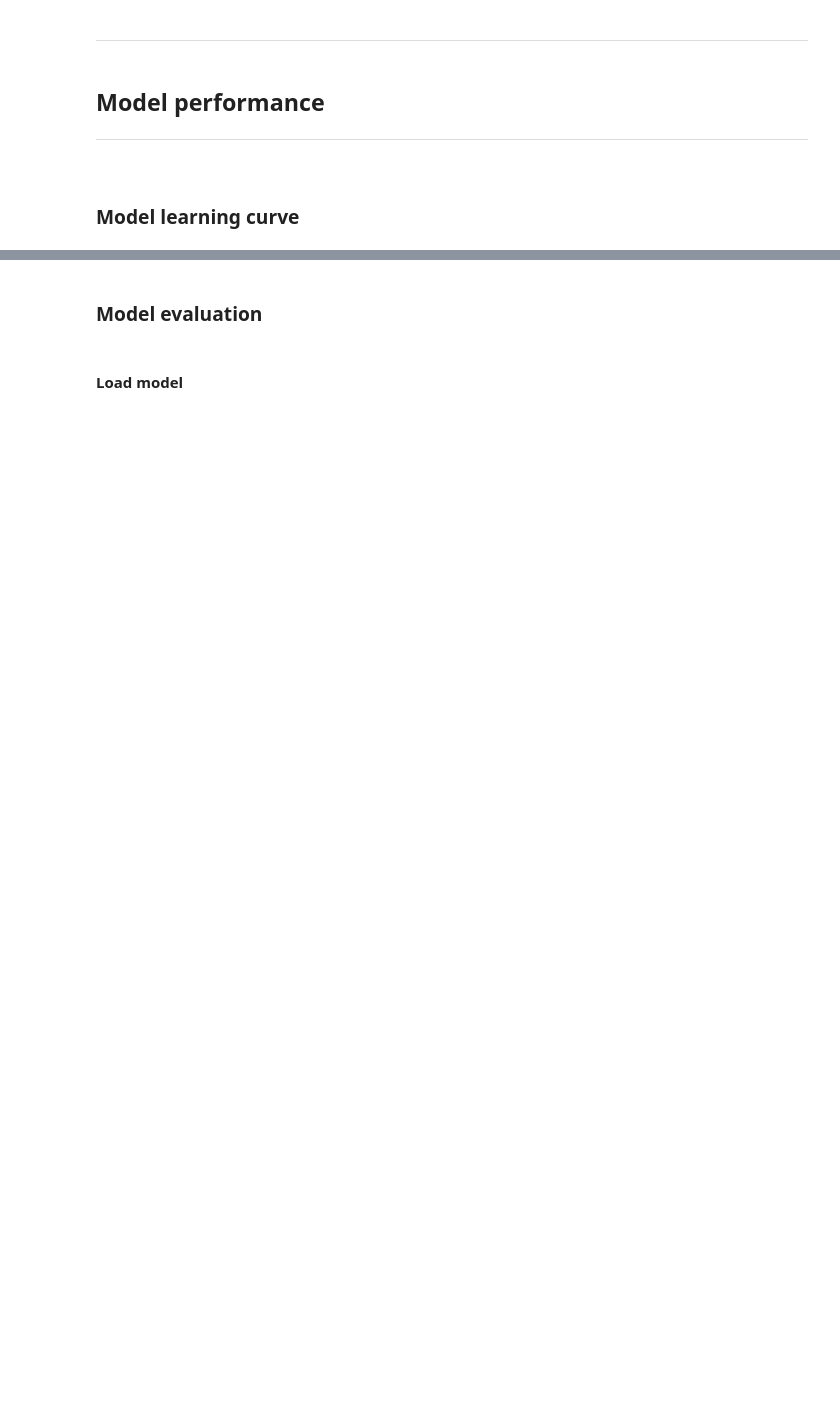
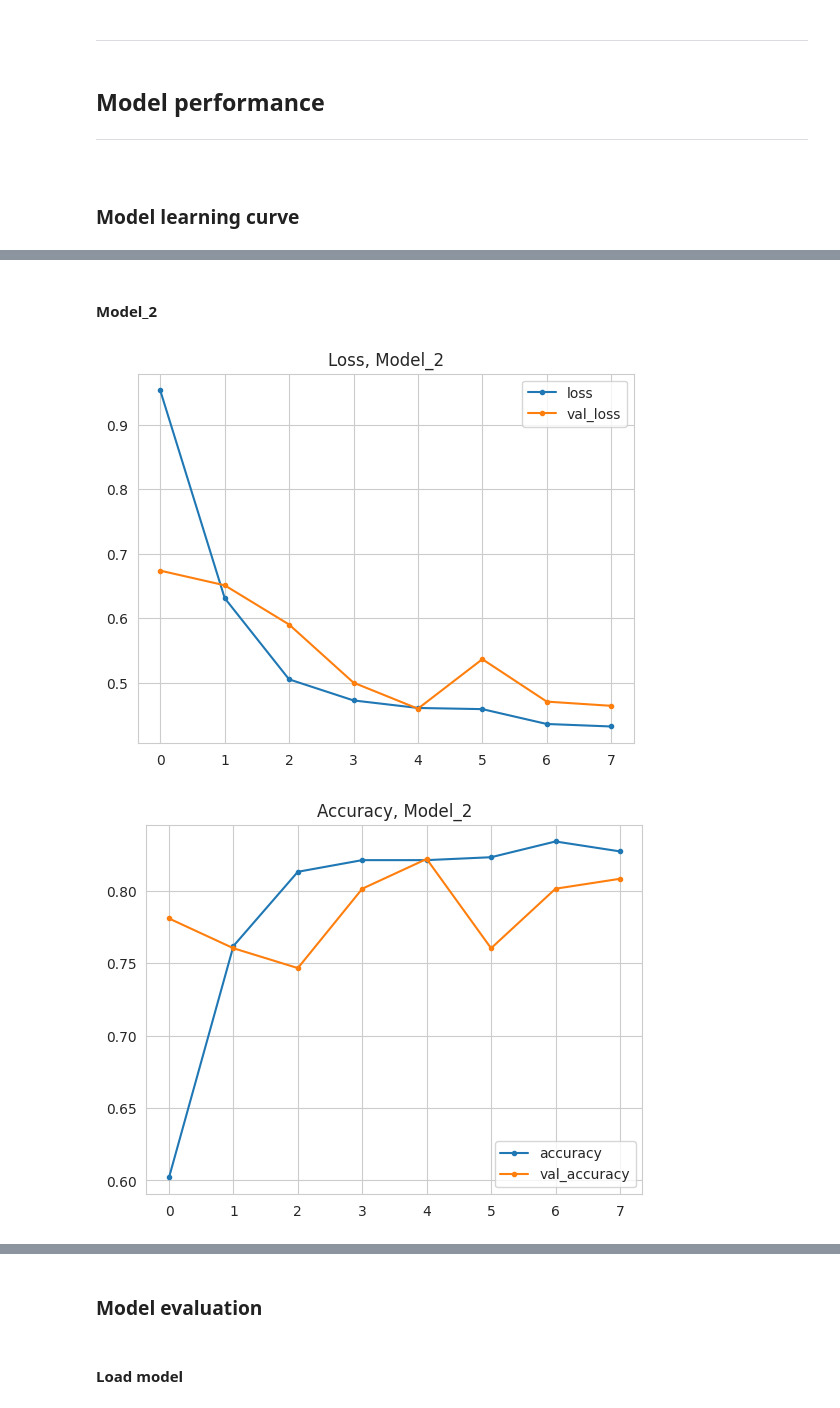
Before and after one commit to Code-Institute-Submissions/corals_health, a Jupyter notebook: jupyter_notebooks/3_models_evaluation_cross-compare.ipynb, the cells around one changed output, grey strips where cells are left out. Cells and saved outputs as stored; diff of their text form; code cells hidden in the pictures; blank space fills up the shorter version.

```diff
--- a/jupyter_notebooks/3_modeling_evaluating.ipynb
+++ b/jupyter_notebooks/3_models_evaluation_cross-compare.ipynb
@@ -257,0 +292,3 @@ from tensorflow.keras.optimizers import Adam
+# %%
+image_shape = (227, 227, 3)
+create_tf_model_1().summary()
@@ -356,0 +474,8 @@ model.save('outputs/v3/corals_health_model_4_act_3.h5')
+# %%
+model_2.fit(train_set,
+          epochs=25,
+          steps_per_epoch=len(train_set.classes) // batch_size,
+          validation_data=validation_set,
+          callbacks=[early_stop],
+          verbose=1
+          )
@@ -381,0 +560,21 @@ plt.show()
+# %% [markdown]
+#### Model_2
+# %%
+losses = pd.DataFrame(model_2.history.history)
+
+sns.set_style("whitegrid")
+losses[['loss', 'val_loss']].plot(style='.-')
+plt.title("Loss, Model_2")
+plt.savefig(f'{file_path}/model_2_training_losses.png',
+            bbox_inches='tight', dpi=150)
+plt.show()
+
+print("\n")
+losses[['accuracy', 'val_accuracy']].plot(style='.-')
+plt.title("Accuracy, Model_2")
+plt.savefig(f'{file_path}/model_2_training_acc.png',
+            bbox_inches='tight', dpi=150)
+plt.show()
+# %% [output]
+[figure, added]
+[figure, added]
```
Also changed, not shown: parts of 59 cells of this notebook, 43 other files.
